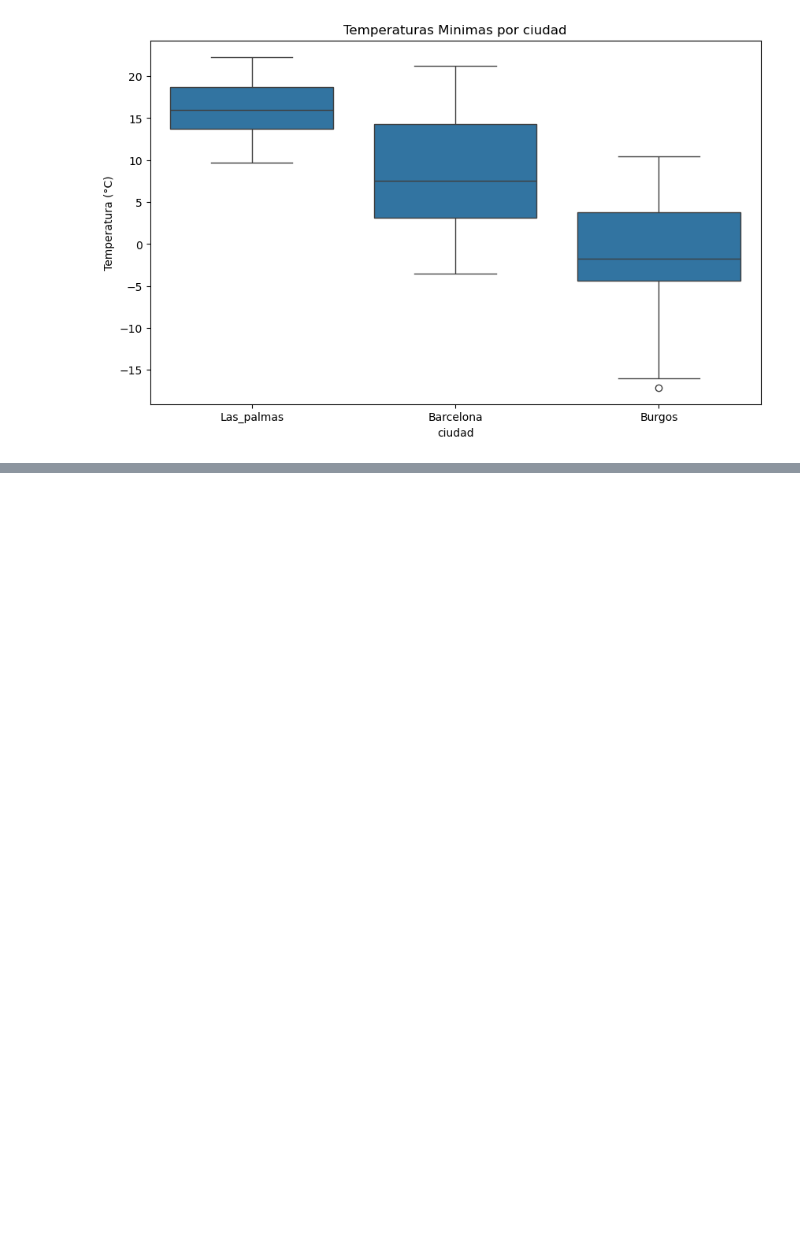
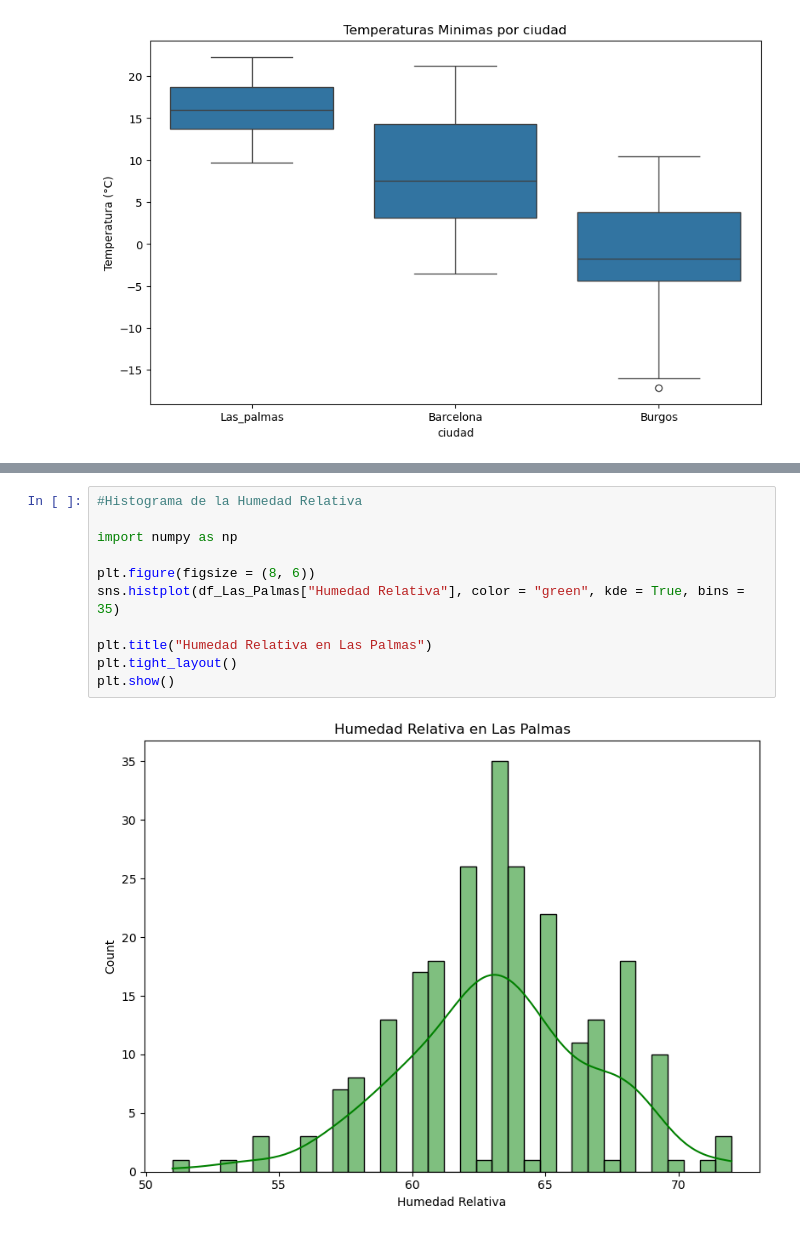
Before and after one commit to IgnacioMaese/Proyecto-AEMET-2, a Jupyter notebook: 4-analisis-conjunto.ipynb, the cells around one changed output, grey strips where cells are left out. Saved outputs shown, nothing was run; the diff lists cells and outputs as text; blank space fills up the shorter version.

```diff
--- a/4-analisis-conjunto.ipynb
+++ b/4-analisis-conjunto.ipynb
@@ -382,0 +341,13 @@ plt.show()
+# %%
+#Histograma de la Humedad Relativa
+
+import numpy as np
+
+plt.figure(figsize = (8, 6))
+sns.histplot(df_Las_Palmas["Humedad Relativa"], color = "green", kde = True, bins = 35)
+
+plt.title("Humedad Relativa en Las Palmas")
+plt.tight_layout()
+plt.show()
+# %% [output]
+[figure, added]
```
Also changed, not shown: parts of 5 cells of this notebook, 3 other files.
